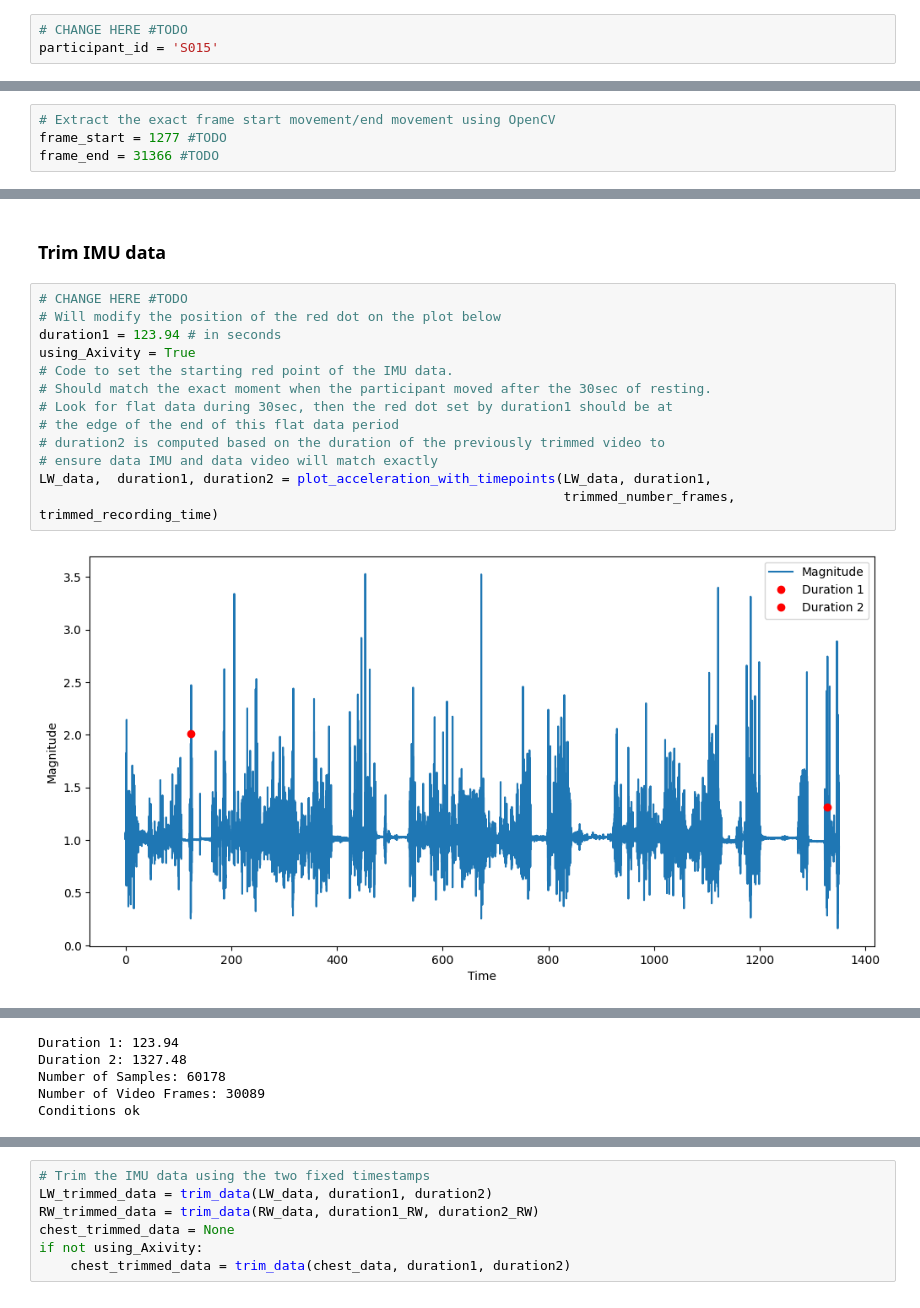
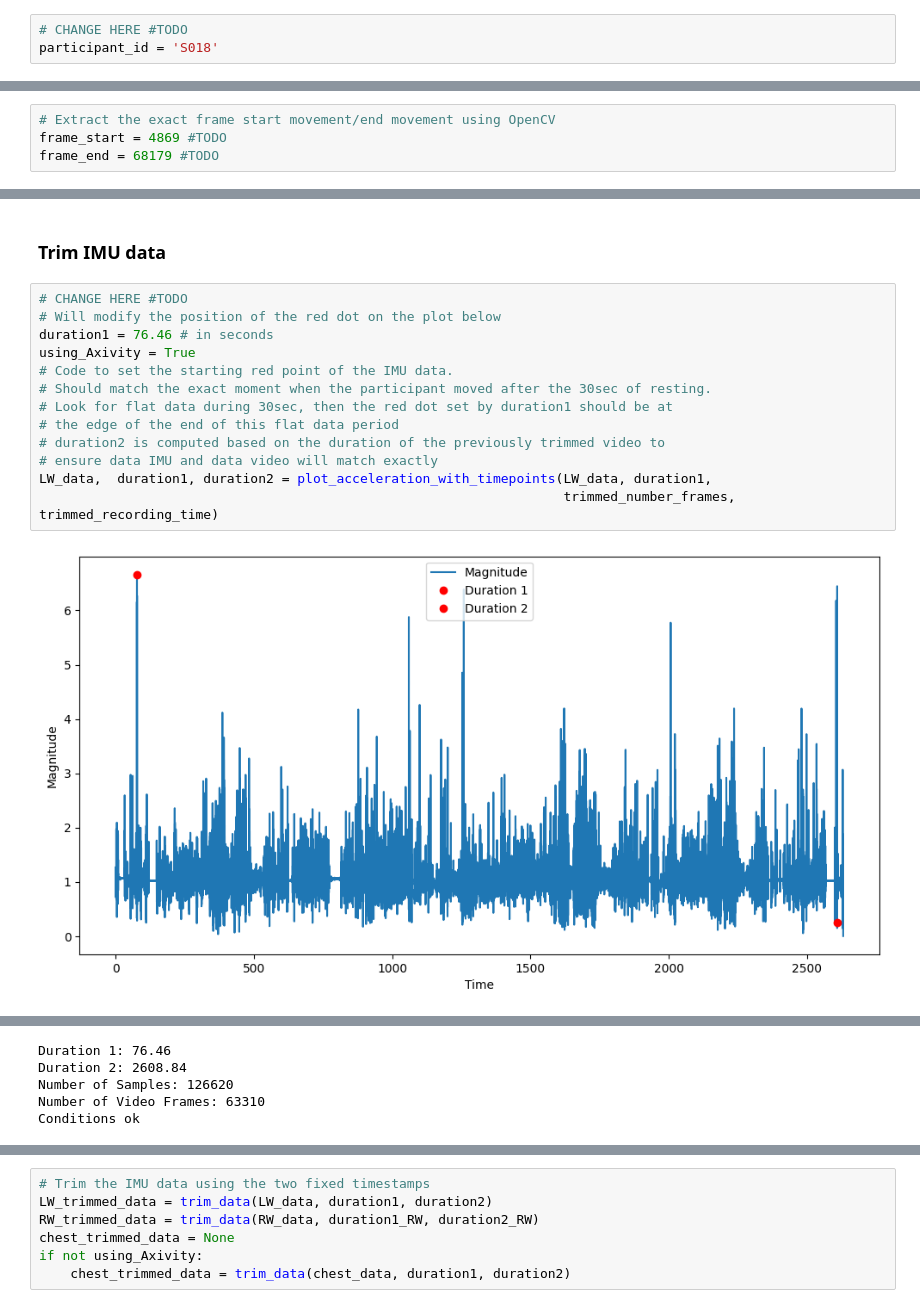
Before and after one commit to gloorli/ul-movement-tracking, a Jupyter notebook: src/synch_video_IMU.ipynb, the cells around one changed output, grey strips where cells are left out. Saved outputs shown, nothing was run; the diff lists cells and outputs as text.

```diff
--- a/src/synch_video_IMU.ipynb
+++ b/src/synch_video_IMU.ipynb
@@ -22,7 +22,7 @@ from utilities import *
 - save the trimmed video as MP4 for labelbox
 # %%
 # CHANGE HERE #TODO
-participant_id = 'S015'
+participant_id = 'S018'
 # %%
 path, video_path, imu_path = get_participant_paths(participant_id, study_folder='../data/CreateStudy')
 print("Video Path:", video_path)
@@ -42,8 +42,8 @@ number_frames, fps, recording_time, creation_time, timestamps = metadata
 read_video_frames(video_path)
 # %%
 # Extract the exact frame start movement/end movement using OpenCV
-frame_start = 1277 #TODO
-frame_end = 31366 #TODO
+frame_start = 4869 #TODO
+frame_end = 68179 #TODO
 # %%
 # Get Trimming parameters
 video_start_timestamp, video_end_timestamp,trimmed_video_duration = get_trimmed_video_timestamps(frame_start, frame_end, timestamps)
@@ -251,15 +255,15 @@ plot_acceleration_magnitude(RW_data,50)
 # %%
 # CHANGE HERE #TODO
 # Will modify the position of the red dot on the plot below
-duration1 = 123.94 # in seconds
+duration1 = 76.46 # in seconds
 using_Axivity = True
 # Code to set the starting red point of the IMU data.
 # Should match the exact moment when the participant moved after the 30sec of resting.
 # Look for flat data during 30sec, then the red dot set by duration1 should be at
 # the edge of the end of this flat data period
 # duration2 is computed based on the duration of the previously trimmed video to
 # ensure data IMU and data video will match exactly
 LW_data,  duration1, duration2 = plot_acceleration_with_timepoints(LW_data, duration1,
                                                                    trimmed_number_frames, trimmed_recording_time)
 # %% [output]
-[figure, old version]
+[figure, new version]
@@ -267,5 +271,5 @@ LW_data,  duration1, duration2 = plot_acceleration_with_timepoints(LW_data, dura
-Duration 1: 123.94
-Duration 2: 1327.48
-Number of Samples: 60178
-Number of Video Frames: 30089
+Duration 1: 76.46
+Duration 2: 2608.84
+Number of Samples: 126620
+Number of Video Frames: 63310
 Conditions ok
```
Also changed, not shown: parts of 11 cells of this notebook.
